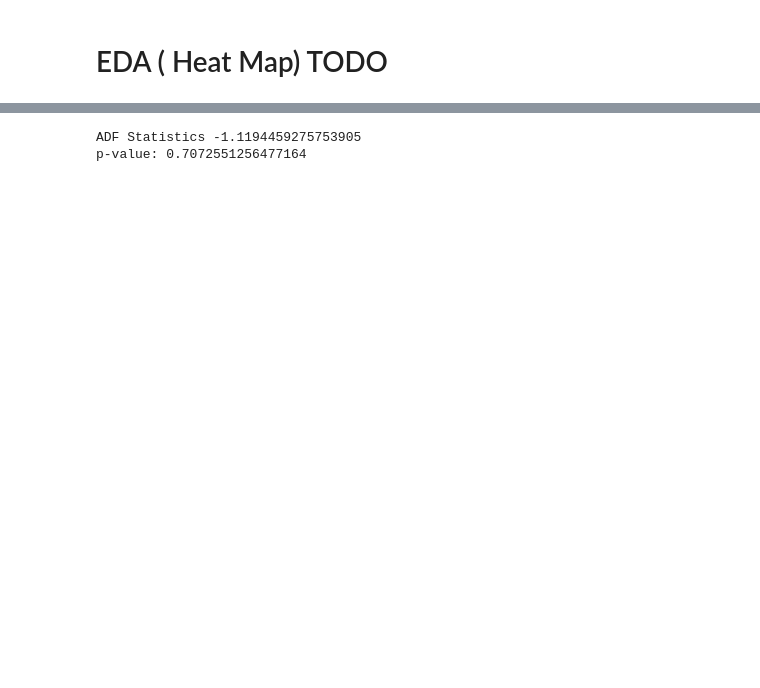
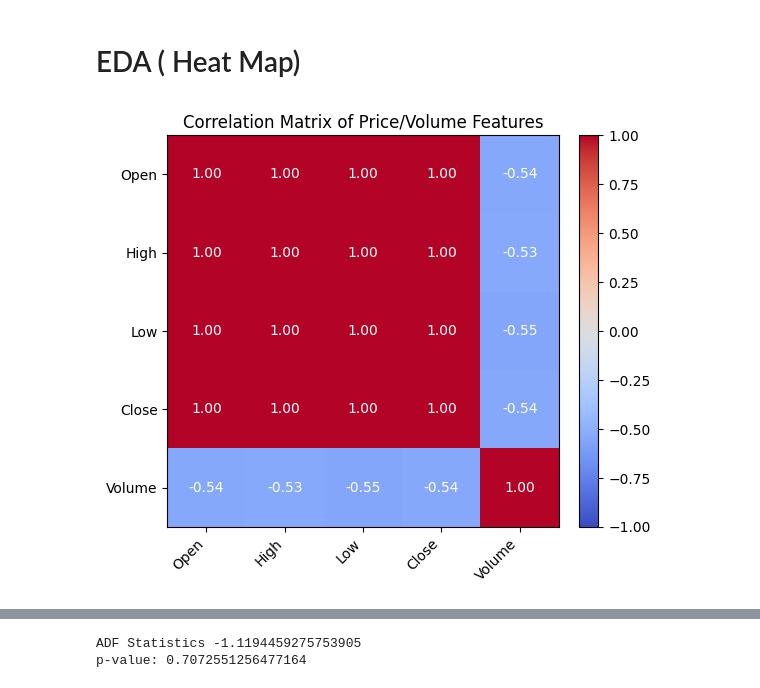
Before and after one commit to ProshunSaha/TSLA-S, a Jupyter notebook: ARIMA Final.ipynb, the cells around one changed output, grey strips where cells are left out. Saved outputs shown, nothing was run; the diff lists cells and outputs as text; code cells hidden in the pictures; blank space fills up the shorter version.

```diff
--- a/ARIMA Final.ipynb
+++ b/ARIMA Final.ipynb
@@ -10,2 +75,33 @@ df.set_index("Date", inplace=True)
 # %% [markdown]
-# EDA ( Heat Map) TODO
+# EDA ( Heat Map)
+# %%
+import numpy as np
+import matplotlib.pyplot as plt
+
+# (1) Select only numeric columns (e.g. Open, High, Low, Close, Volume)
+numeric_cols = ["Open", "High", "Low", "Close", "Volume"]
+sub = df[numeric_cols].copy()
+
+# (2) Compute pairwise correlations
+corr = sub.corr()
+
+# (3) Plot heatmap using Matplotlib's imshow
+plt.figure(figsize=(6, 5))
+im = plt.imshow(corr, cmap="coolwarm", vmin=-1, vmax=1)
+plt.colorbar(im, fraction=0.046, pad=0.04)
+
+# (4) Annotate tick labels
+plt.xticks(np.arange(len(numeric_cols)), numeric_cols, rotation=45, ha="right")
+plt.yticks(np.arange(len(numeric_cols)), numeric_cols)
+
+# (5) Annotate correlation values on the heatmap
+for i in range(len(numeric_cols)):
+    for j in range(len(numeric_cols)):
+        text = f"{corr.iloc[i, j]:.2f}"
+        plt.text(j, i, text, ha="center", va="center", color="white" if abs(corr.iloc[i, j]) > 0.5 else "black")
+
+plt.title("Correlation Matrix of Price/Volume Features")
+plt.tight_layout()
+plt.show()
+# %% [output]
+[figure, added]
```
Also changed, not shown: parts of 25 cells of this notebook.
